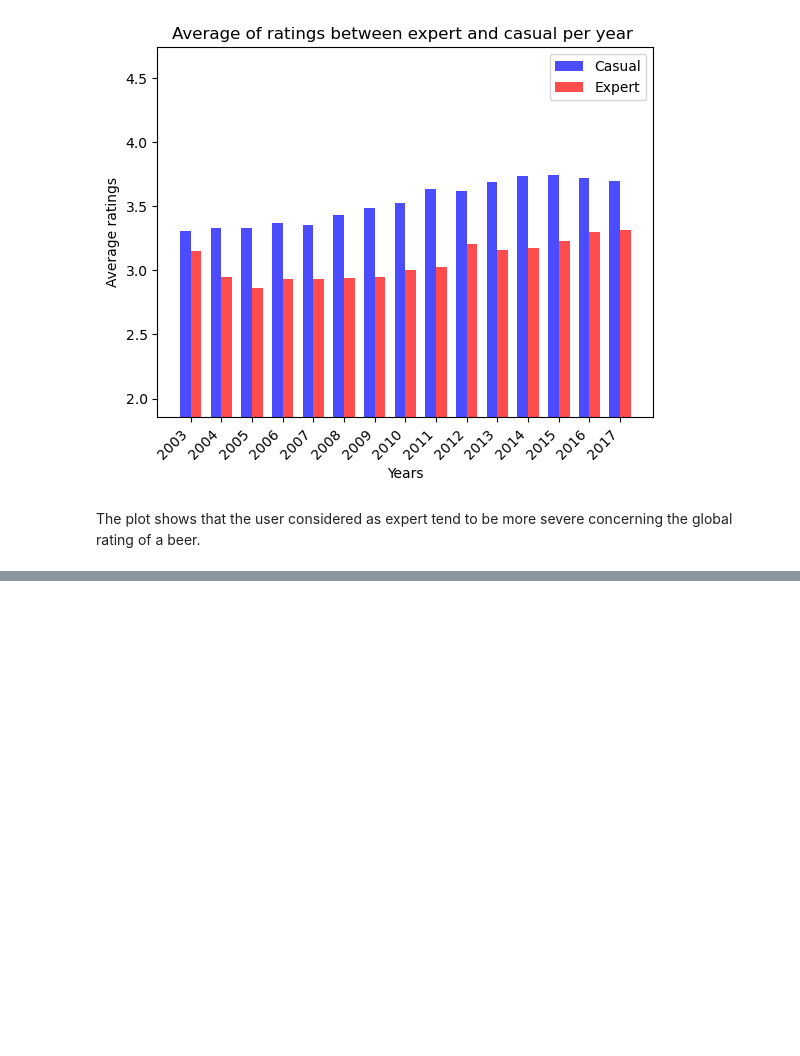
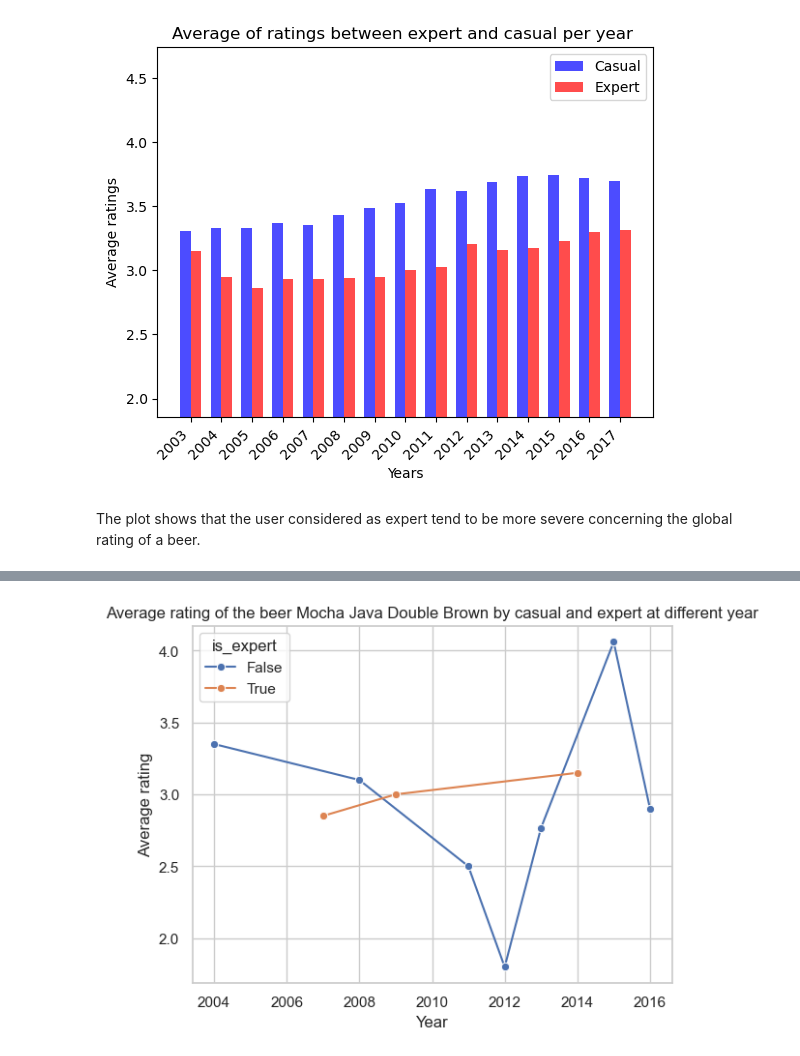
Before and after one commit to epfl-ada/ada-2023-project-remontada, a Jupyter notebook: code/main_yannis.ipynb, the cells around one changed output, grey strips where cells are left out. Cells and saved outputs as stored; diff of their text form; code cells hidden in the pictures; blank space fills up the shorter version.

```diff
--- a/code/main_yannis.ipynb
+++ b/code/main_yannis.ipynb
@@ -645,0 +284,4 @@ build_is_expert_column(df, threshold=0.95)
+# %%
+# Add column is_expert to both dataframe
+beer_rated_by_expert_filtered['is_expert'] = True
+beer_rated_by_casual_filtered['is_expert'] = False
@@ -645,0 +338,12 @@ build_is_expert_column(df, threshold=0.95)
+# %%
+# Only take data after 2002 as we don't have enough data about who is expert or not before 2003
+result_expert_casual_filtered = result_expert_casual.query('year > 2002')
+# %%
+# Calculate the count of is_expert=True for each beer
+expert_count = result_expert_casual_filtered[result_expert_casual_filtered['is_expert'] == True].groupby('beer_id').size().reset_index(name='expert_count')
+
+# Find the beer_id with the maximum count of is_expert=True
+max_expert_beer = expert_count.loc[expert_count['expert_count'].idxmax(), 'beer_id']
+
+# Display the result
+print(f'Beer id with the most ratings over the years by expert while casual rated this beer some other year where expert did not : {max_expert_beer}')
@@ -645,0 +408,3 @@ build_is_expert_column(df, threshold=0.95)
+# %%
+df_max_expert_beer = result_expert_casual_filtered[result_expert_casual_filtered['beer_id'] == max_expert_beer].groupby(['year', 'is_expert'])['rating'].mean().reset_index()
+df_max_expert_beer
@@ -645,0 +423,9 @@ build_is_expert_column(df, threshold=0.95)
+# %%
+sns.set(style="whitegrid")
+sns.lineplot(data=df_max_expert_beer, x='year', y='rating', hue='is_expert', marker='o')
+plt.xlabel('Year')
+plt.ylabel('Average rating')
+plt.title(f'Average rating of the beer {max_expert_beer_name} by casual and expert at different year')
+plt.show()
+# %% [output]
+[figure, added]
```
Also changed, not shown: parts of 73 cells of this notebook.
